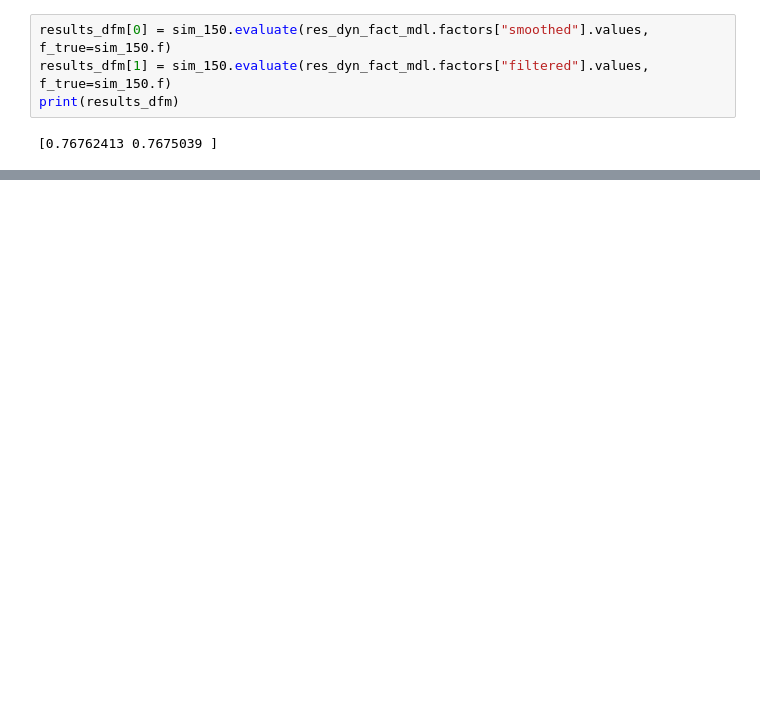
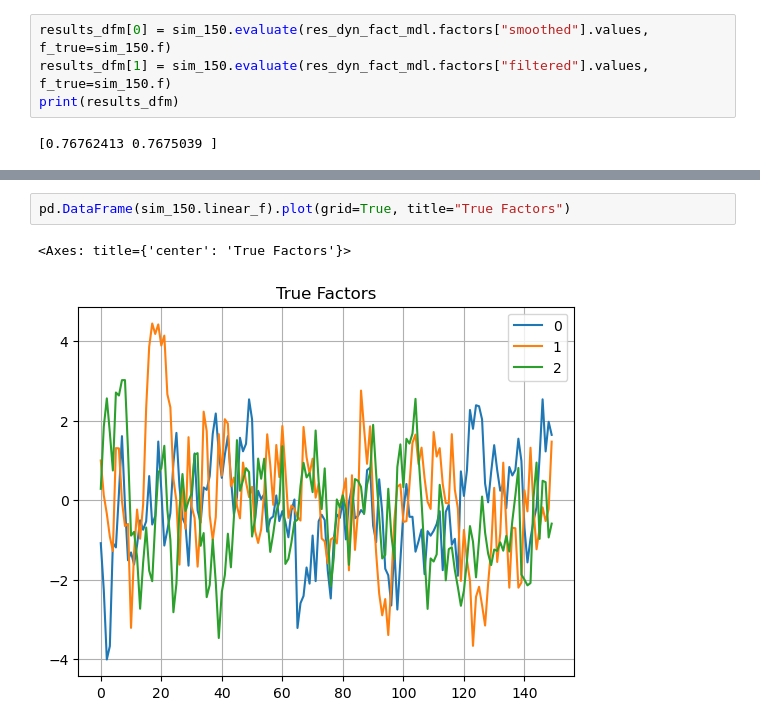
Before and after one commit to cosimoizzo/DDFM, a Jupyter notebook: examples/synthetic/main_example_on_simulated_data.ipynb, the cells around one changed output, grey strips where cells are left out. Cells and saved outputs as stored; diff of their text form; blank space fills up the shorter version.

```diff
--- a/examples/synthetic/main_example_on_simulated_data.ipynb
+++ b/examples/synthetic/main_example_on_simulated_data.ipynb
@@ -198,0 +238,5 @@ code layer against linear f 0.17767889828038813
+# %%
+pd.DataFrame(sim_150.linear_f).plot(grid=True, title="True Factors")
+# %% [output]
+<Axes: title={'center': 'True Factors'}>
+[figure, added]
```
Also changed, not shown: parts of 23 cells of this notebook, 3 other files.
